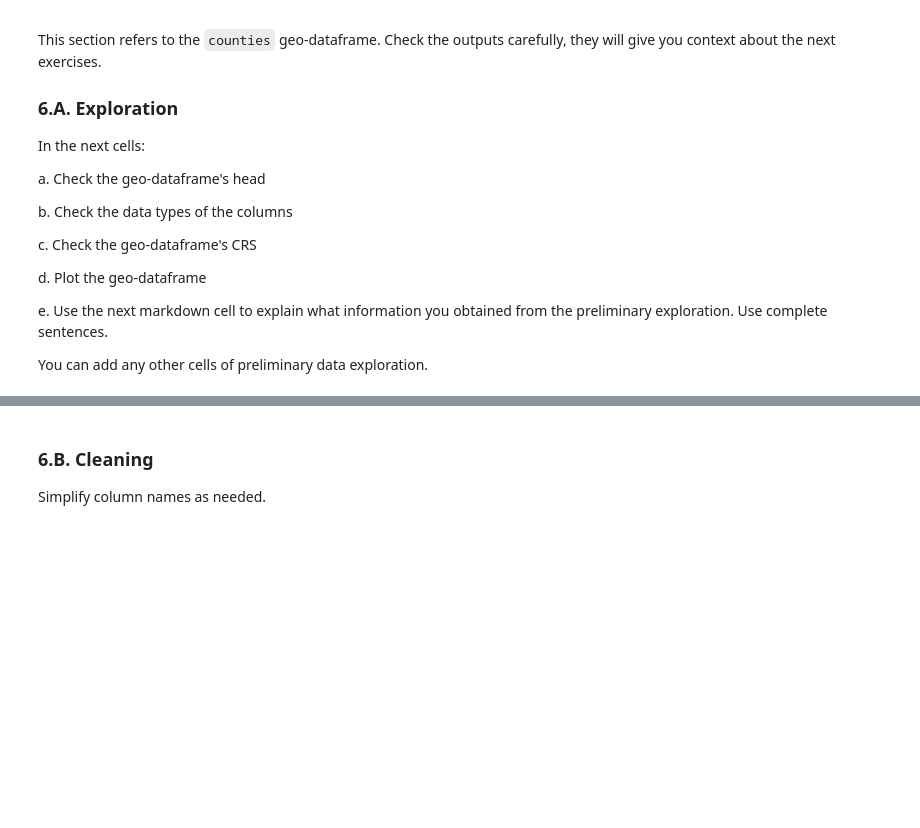
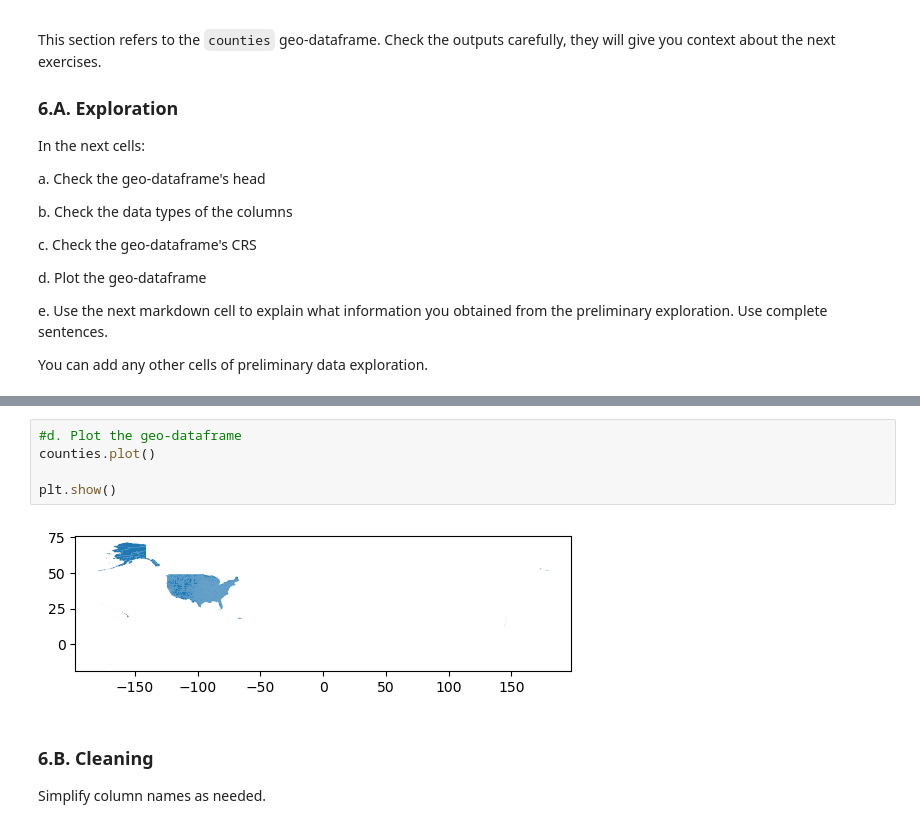
Before and after one commit to ethan-mathews24/eds220-hwk3, a Jupyter notebook: hwk3-task2-spills.ipynb, the cells around one changed output, grey strips where cells are left out. Drawn from its saved outputs; the diff is of its cells as text; blank space fills up the shorter version.

```diff
--- a/hwk3-task2-spills.ipynb
+++ b/hwk3-task2-spills.ipynb
@@ -404,3 +474,10 @@ _Type your answer here, replacing this text._
+# %%
+#d. Plot the geo-dataframe
+counties.plot()
+
+plt.show()
+# %% [output]
+[figure, added]
 # %% [markdown]
 <!-- END QUESTION -->
 
```
Also changed, not shown: parts of 26 cells of this notebook.
